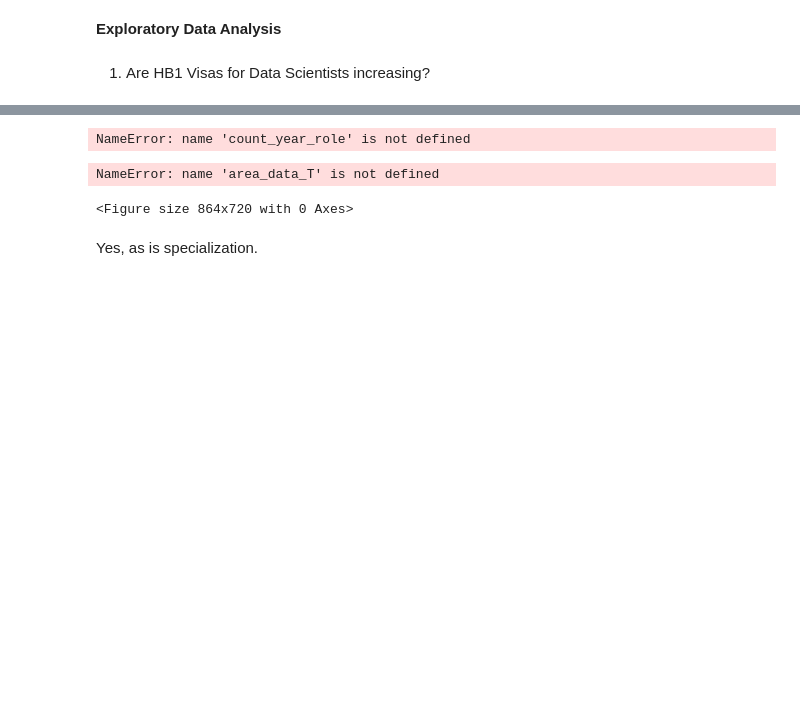
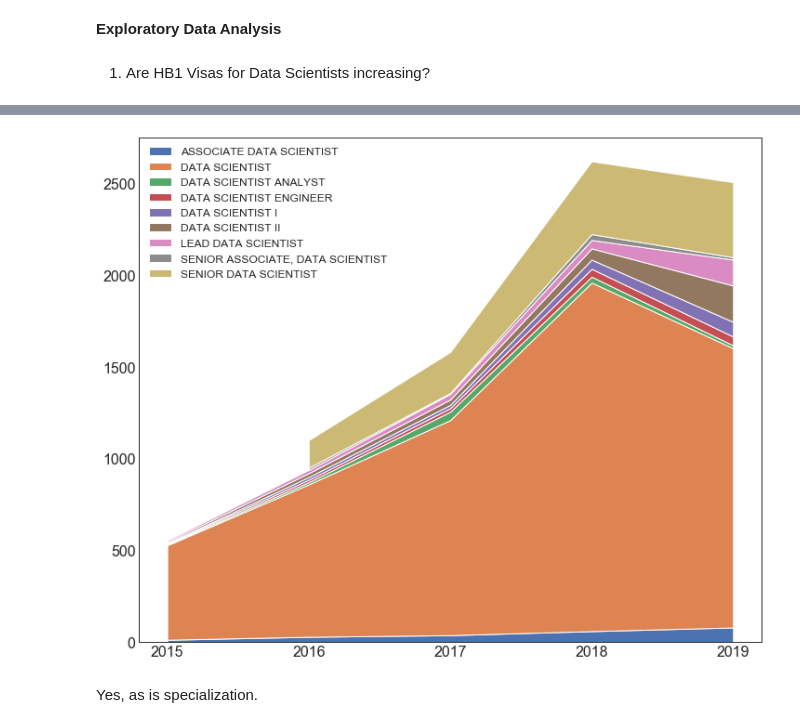
Before and after one commit to Jaboola9/Data_Scientist_Salaries_USA, a Jupyter notebook: TechnicalNotebook.ipynb, the cells around one changed output, grey strips where cells are left out. Drawn from its saved outputs; the diff is of its cells as text; code cells hidden in the pictures; blank space fills up the shorter version.

Commit message:
clean up bugs

```diff
--- a/TechnicalNotebook.ipynb
+++ b/TechnicalNotebook.ipynb
@@ -47,19 +42,13 @@ viz.stacked_area(clean)
-# %%
-# [x for x in count_year_role.index()]#.values.tolist()
-area_data = [count_year_role.loc[x,:].tolist() for x in count_year_role.index ]
-area_data_T = list(map(list, zip(*area_data)))
-area_data_T
-# %% [output]
-NameError: name 'count_year_role' is not defined
-# %%
-fig = plt.figure(figsize = (12,10))
-ax = plt.stackplot(years,area_data_T, labels = ['ASSOCIATE DATA SCIENTIST','DATA SCIENTIST','DATA SCIENTIST ANALYST',
-                                              'DATA SCIENTIST ENGINEER', 'DATA SCIENTIST I','DATA SCIENTIST II',
-                                              'LEAD DATA SCIENTIST','SENIOR ASSOCIATE, DATA SCIENTIST' ,
-                                              'SENIOR DATA SCIENTIST'])
-plt.legend(fontsize = 15, loc='upper left')
-plt.show()
-fig.savefig("./img/h1b1_applications_byrole_stacked_area.png")
-# %% [output]
-NameError: name 'area_data_T' is not defined
-<Figure size 864x720 with 0 Axes>
+# %%
+counts = pd.pivot_table(clean, values='status', columns='role',
+                            index='year', aggfunc='count')
+labels = list(counts.columns)
+area_data = [counts.loc[x, :].tolist() for x in counts.index]
+area_data_t = list(map(list, zip(*area_data)))
+
+fig = plt.figure(figsize=(12, 10))
+fig = plt.stackplot(years, area_data_t, labels=labels)
+plt.legend(fontsize=12, loc='upper left')
+plt.show()
+# %% [output]
+[figure, added]
```
Also changed, not shown: parts of 6 cells of this notebook, 9 other files.
